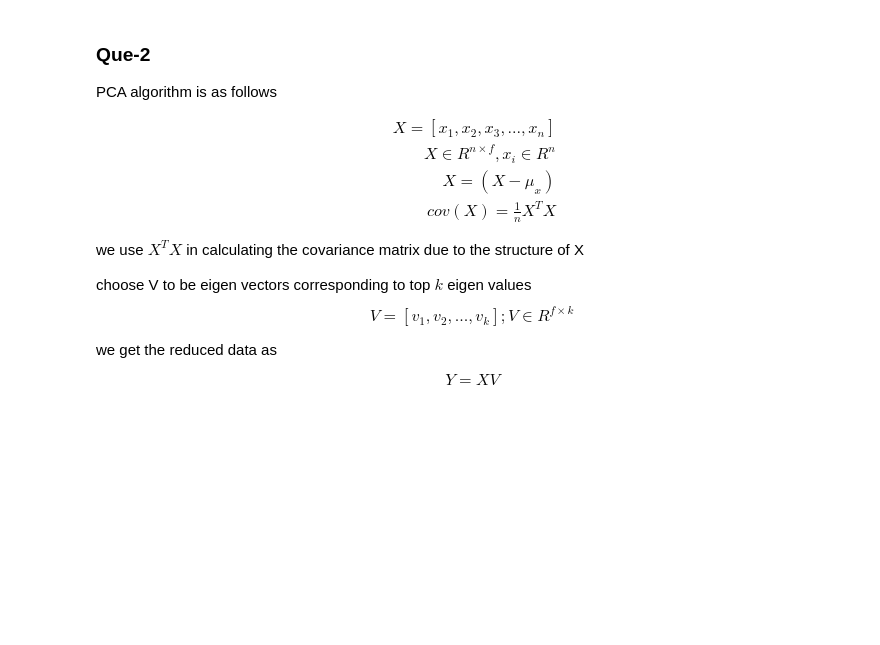
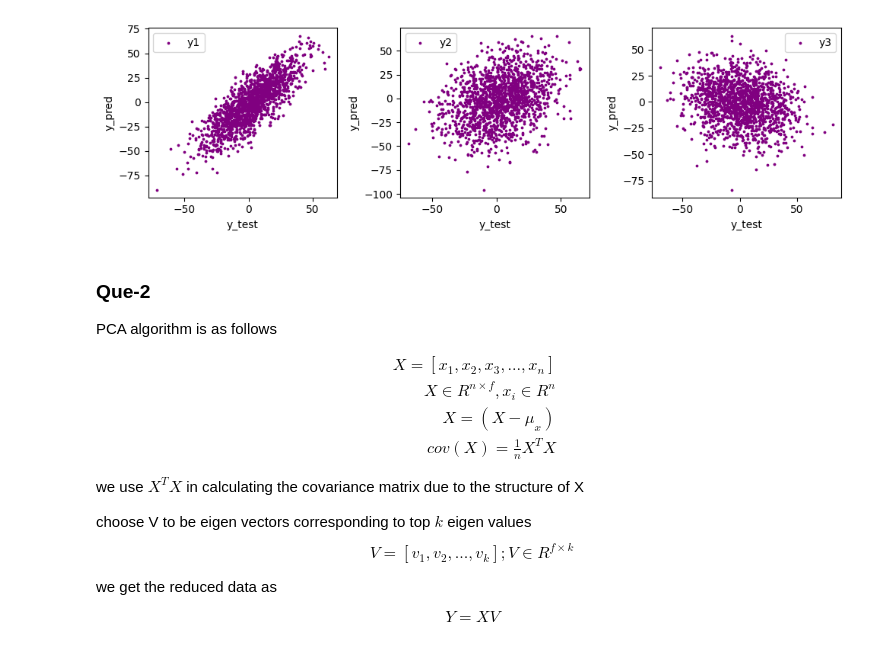
Before and after one commit to nirbhay-design/IISC_SEM1, a Jupyter notebook: LAA/LAA_24806.ipynb, the cells around one changed output. Saved outputs shown, nothing was run; the diff lists cells and outputs as text; code cells hidden in the pictures; blank space fills up the shorter version.

```diff
--- a/LAA/LAA_24806.ipynb
+++ b/LAA/LAA_24806.ipynb
@@ -54,3 +220,34 @@ def call_PolyLinReg(file = "poly_regression/poly_regression_data_039.txt"):
+# %%
+def read_constraints(file):
+    A = []
+    bs = []
+    with open(file, 'r') as f:
+        data = [int(i) for i in f.readline().split(' ')]
+        for i in range(data[0]):
+            a = [float(i) for i in f.readline().split(',')]
+            A.append(a)
+        for i in range(data[0]):
+            b = float(f.readline())
+            bs.append(b)
+    return np.array(A), np.array(bs).reshape(-1,1)
+
+
+A, b = read_constraints('constraints/constraints_039.txt')
+
+def get_wts(X,y,A,b):
+    xTxinv = np.linalg.inv(np.dot(X.T, X))
+    lambd = np.dot(np.linalg.inv(A @ xTxinv @ A.T), b - np.dot((A @ xTxinv @ X.T), y))
+    beta = xTxinv @ (A.T @ lambd + X.T @ y)
+    return beta
+
+
+wts_constr = get_wts(trnx, trny, A, b)
+y_pred = tstx @ wts_constr
+
+
+plot_correlation_plots(tsty, y_pred, color='purple')
+# %% [output]
+[figure, added]
 # %% [markdown]
 ### **Que-2**
 
```
Also changed, not shown: parts of 12 cells of this notebook.
